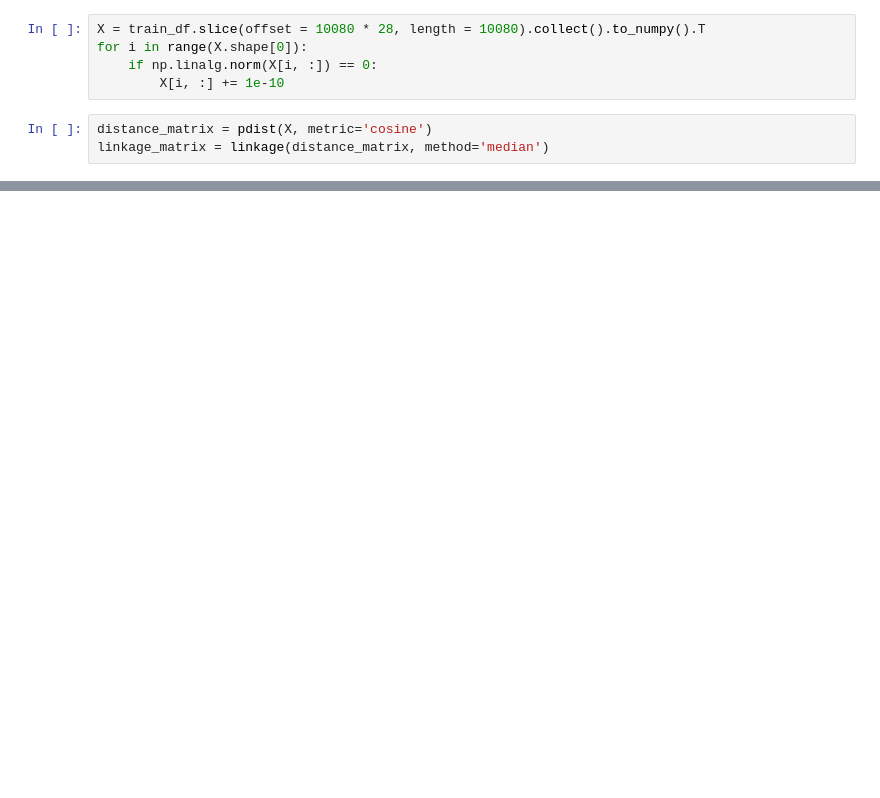
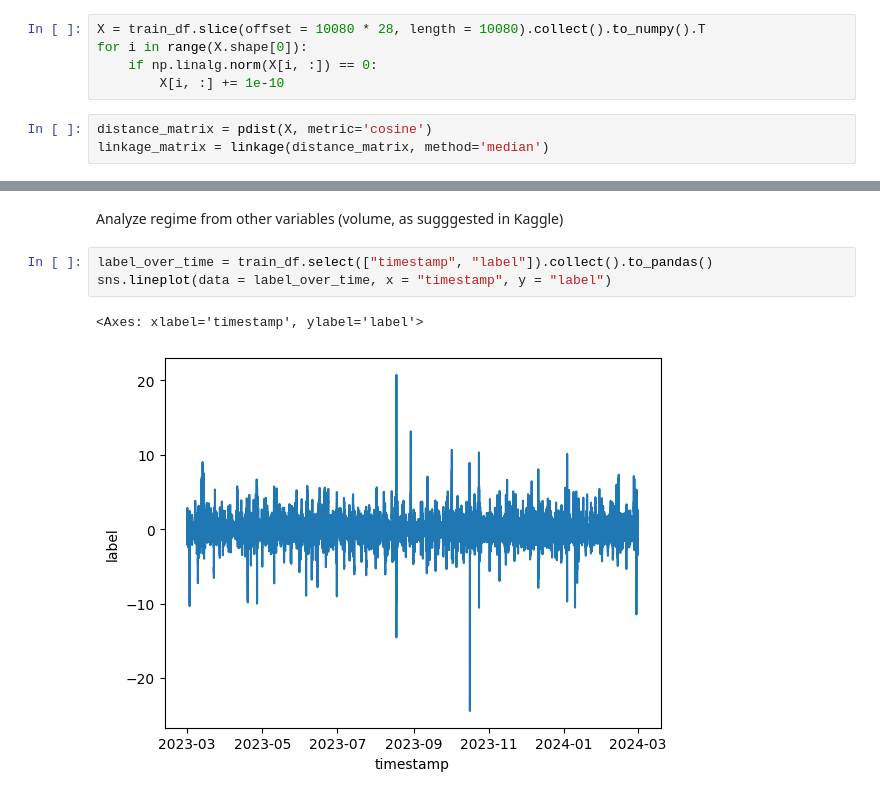
Before and after one commit to justpqa/drw-crypto-market-prediction, a Jupyter notebook: eda.ipynb, the cells around one changed output, grey strips where cells are left out. Saved outputs shown, nothing was run; the diff lists cells and outputs as text; blank space fills up the shorter version.

```diff
--- a/eda.ipynb
+++ b/eda.ipynb
@@ -935,0 +537,8 @@ clusters_df[clusters_df["cluster"] == 20]["var"].tolist()
+# %% [markdown]
+Analyze regime from other variables (volume, as sugggested in Kaggle)
+# %%
+label_over_time = train_df.select(["timestamp", "label"]).collect().to_pandas()
+sns.lineplot(data = label_over_time, x = "timestamp", y = "label")
+# %% [output]
+<Axes: xlabel='timestamp', ylabel='label'>
+[figure, added]
```
Also changed, not shown: parts of 43 cells of this notebook, 11 other files.
